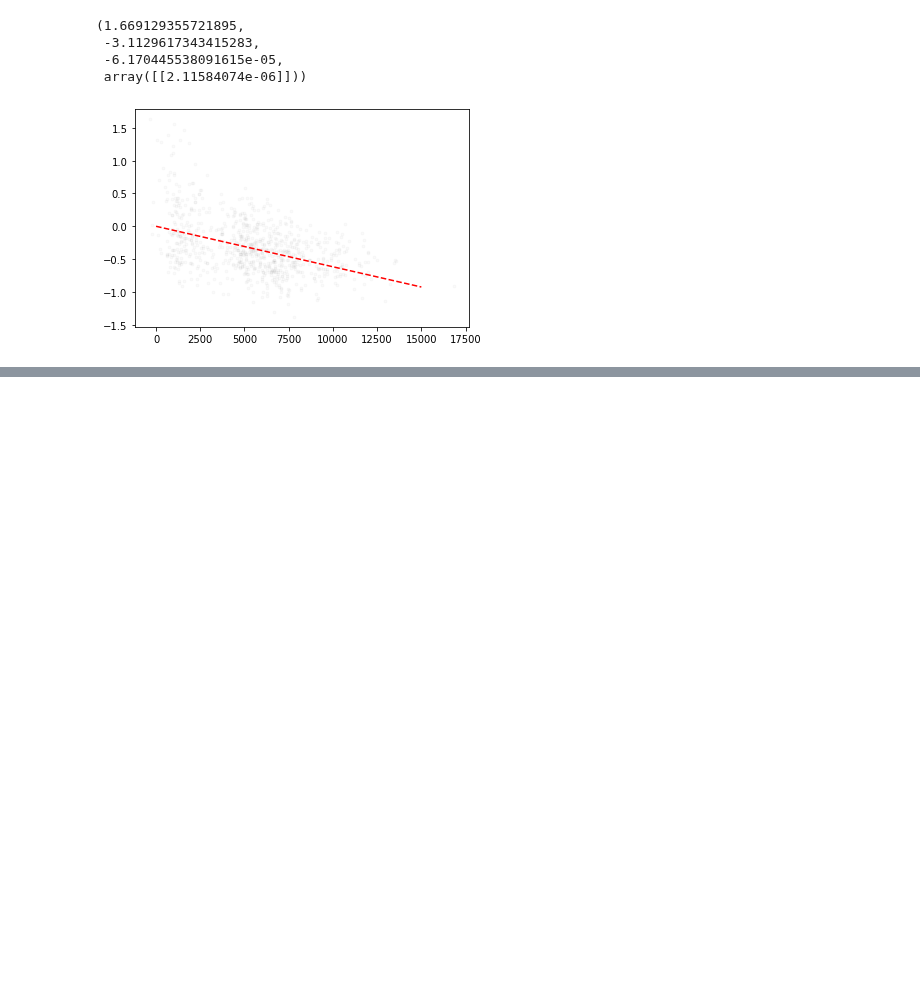
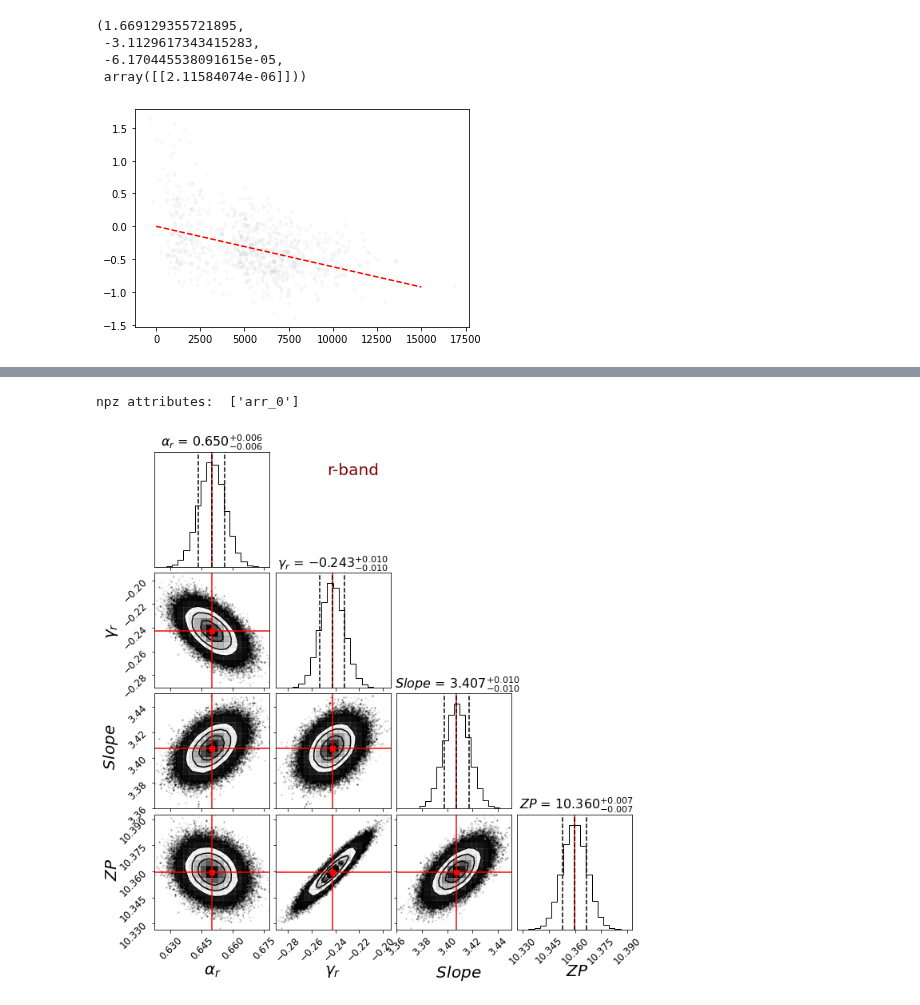
Before and after one commit to ekourkchi/test_TFRcatal, a Jupyter notebook: fit_MLratio_ r_gi.ipynb, the cells around one changed output, grey strips where cells are left out. Saved outputs shown, nothing was run; the diff lists cells and outputs as text; code cells hidden in the pictures; blank space fills up the shorter version.

```diff
--- a/fit_MLratio_ r_gi.ipynb
+++ b/fit_MLratio_ r_gi.ipynb
@@ -324,4 +330,10 @@ samples_ = npzfile['arr_0']
 # %%
+npzName = "MLratio_r_gi.npz"
+npzfile = np.load(npzName)
+print("npz attributes: ", npzfile.files)
+samples_ = npzfile['arr_0']
+
+
 samples_ = samples_[np.where(samples_[:,0]>0.60)]
 
 samples_ = samples_[(samples_[:,1]>-1)&(samples_[:,1]<1.68)]
@@ -329,45 +341,48 @@ samples_ = samples_[(samples_[:,1]>-1)&(samples_[:,1]<1.68)]
 samples_ = samples_[np.where(samples_[:,3]>10.25)]
 
 
-# samples_[:,1] -= 0.4*4.58
+samples_[:,1] -= 0.4*4.65
 
 theta = map(lambda v: (v[1], v[2]-v[1], v[1]-v[0]),
                             zip(*np.percentile(samples_,
                             [16, 50, 84],
                             axis=0)))
 
-labels = [r"$\alpha_0$", r"$\beta_0$", r"$\/\/\/\/Slope$", r"$\/\/ZP$"]
+labels = [r"$\alpha_r$", r"$\gamma_r$", r"$\/\/\/\/Slope$", r"$\/\/ZP$"]
 # labels = [r"$\alpha_0$", r"$\/\/\/\/Slope$", r"$\/\/ZP$"]
 
 truths=[t[0] for t in theta]
 fig = corner.corner(samples_, truth_color='r', labels=labels,
                     truths=truths,
                     quantiles=[0.16, 0.5, 0.84],
                     show_titles=True,
                     title_kwargs={"fontsize": 16},
                     title_fmt=".3f")
 
 
 for ax in fig.get_axes():
     ax.tick_params(axis='both', labelsize=12)
 
     lbl = ax.xaxis.get_label()
     lbl.set_fontsize(20)
     txt = lbl.get_text().strip()
     lbl.set_text(txt)
     lbl.set_linespacing(20)
     lbl = ax.yaxis.get_label()
     lbl.set_fontsize(20)
     txt = lbl.get_text().strip()
     lbl.set_text(txt)
 
 for ax in fig.get_axes():
     Ylm = ax.get_ylim() ; Xlm = ax.get_xlim()
     x0 = -0.5*Xlm[0]+1.5*Xlm[1]
     y0 = 0.2*Ylm[0]+0.80*Ylm[1]
-    ax.text(x0, y0, "r-band", fontsize=20, color='maroon')
+#     ax.text(x0, y0, "r-band", fontsize=20, color='maroon')
 
     break
+# %% [output]
+npz attributes:  ['arr_0']
+[figure, added]
 # %%
 malmquister(df, 0.680, 1.604)
 # %%
```
Also changed, not shown: parts of 2 cells of this notebook, 5 other files.
